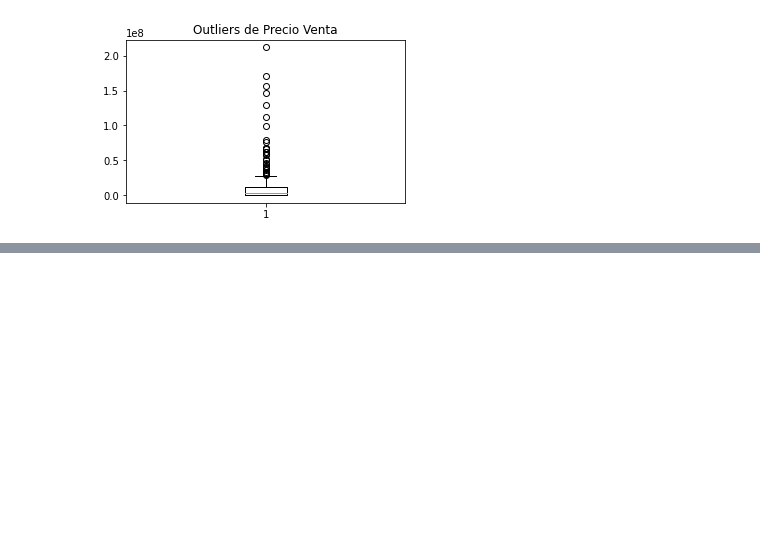
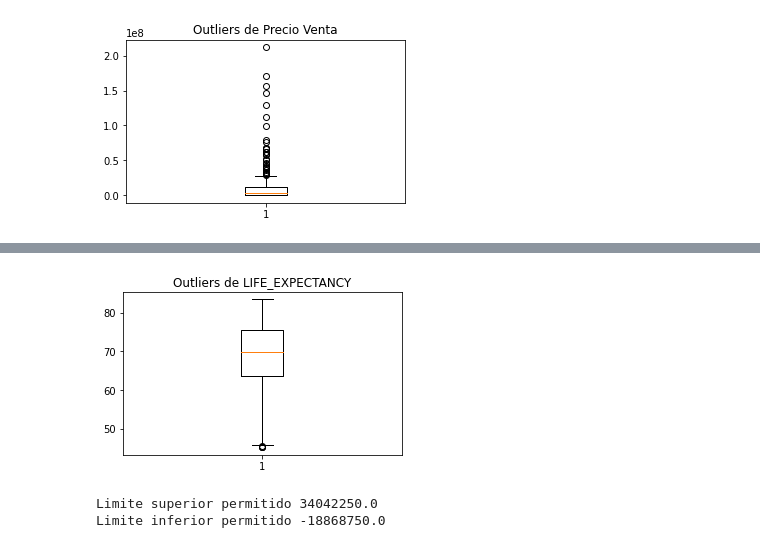
Before and after one commit to MaferLedmar/Reto-Final, a Jupyter notebook: Reto_Final.ipynb, the cells around one changed output, grey strips where cells are left out. Cells and saved outputs as stored; diff of their text form; code cells hidden in the pictures; blank space fills up the shorter version.

```diff
--- a/Reto_Final.ipynb
+++ b/Reto_Final.ipynb
@@ -355,0 +517,4 @@ plt.show() #dibujamos el diagrama
+# %%
+#Obtenemos datos limpios
+data_clean_iqr3= df[(y5<=Limite_Superior_iqr3)&(y5>=Limite_Inferior_iqr3)]
+data_clean_iqr3
@@ -355,0 +535,23 @@ plt.show() #dibujamos el diagrama
+# %%
+#diagrama de caja de LIFE EXPECTANCY
+fig = plt.figure(figsize =(5, 3))
+plt.boxplot(data_clean_iqr3["life_expectancy"])
+plt.title("Outliers de LIFE_EXPECTANCY")
+plt.show() #dibujamos el diagrama
+# %% [output]
+[figure, added]
+# %%
+#Método aplicando Cuartiles. POPULATION
+y6=df["population"]
+
+percentile25_4=y6.quantile(0.25) #Q1
+percentile75_4=y6.quantile(0.75) #Q3
+iqr4= percentile75_4 - percentile25_4
+
+Limite_Superior_iqr4= percentile75_4 + 1.3*iqr4
+Limite_Inferior_iqr4= percentile25_4 - 1.3*iqr4
+print("Limite superior permitido", Limite_Superior_iqr4)
+print("Limite inferior permitido", Limite_Inferior_iqr4)
+# %% [output]
+Limite superior permitido 34042250.0
+Limite inferior permitido -18868750.0
```
Also changed, not shown: parts of 15 cells of this notebook.
